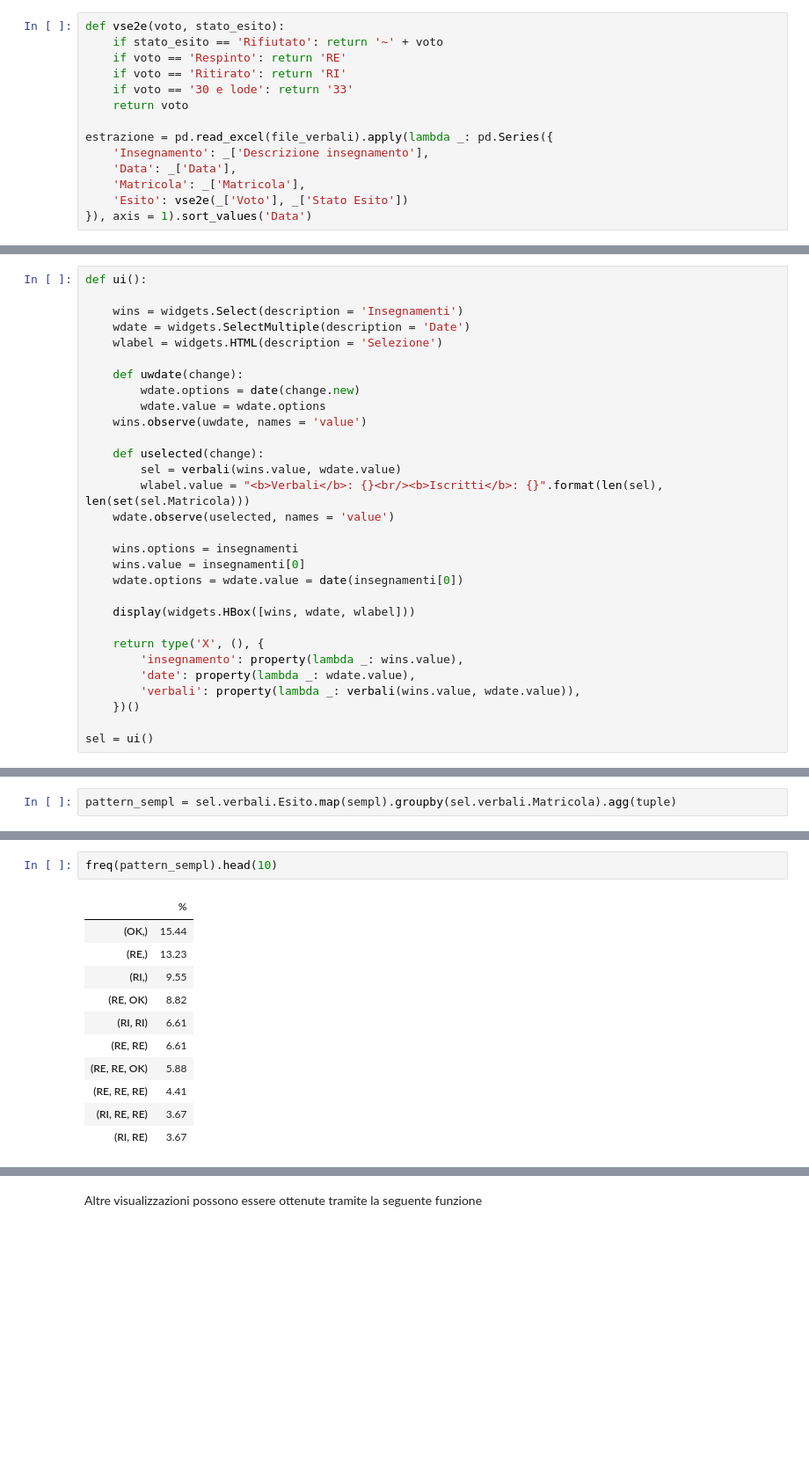
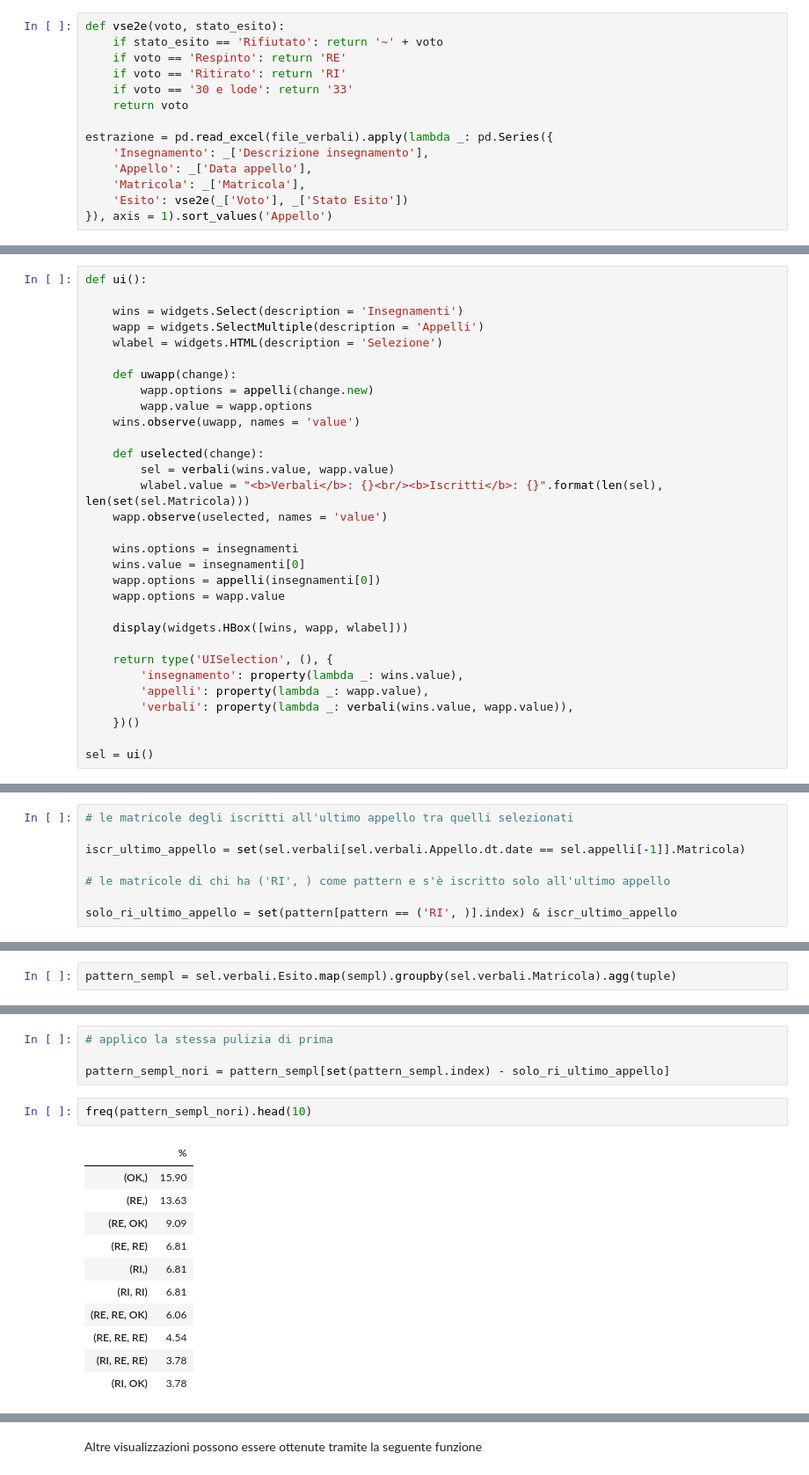
Before and after one commit to mapio/analisi-verbalizzazioni-unimi, a Jupyter notebook: Analisi Verbalizazioni.ipynb, the cells around one changed output, grey strips where cells are left out. Shown at 88% size. Saved outputs shown, nothing was run; the diff lists cells and outputs as text; blank space fills up the shorter version.

```diff
--- a/Analisi Verbalizazioni.ipynb
+++ b/Analisi Verbalizazioni.ipynb
@@ -32,10 +32,10 @@ def vse2e(voto, stato_esito):
 
 estrazione = pd.read_excel(file_verbali).apply(lambda _: pd.Series({
     'Insegnamento': _['Descrizione insegnamento'],
-    'Data': _['Data'],
+    'Appello': _['Data appello'],
     'Matricola': _['Matricola'],
     'Esito': vse2e(_['Voto'], _['Stato Esito'])
-}), axis = 1).sort_values('Data')
+}), axis = 1).sort_values('Appello')
 # %%
 # vengono riportate alcune linee a scopo di esempio
 
@@ -72,29 +72,30 @@ La parte a destra dei widget riporata il numero totale di verbali selezionai ed
 def ui():
 
     wins = widgets.Select(description = 'Insegnamenti')
-    wdate = widgets.SelectMultiple(description = 'Date')
+    wapp = widgets.SelectMultiple(description = 'Appelli')
     wlabel = widgets.HTML(description = 'Selezione')
 
-    def uwdate(change):
-        wdate.options = date(change.new)
-        wdate.value = wdate.options
-    wins.observe(uwdate, names = 'value')
+    def uwapp(change):
+        wapp.options = appelli(change.new)
+        wapp.value = wapp.options
+    wins.observe(uwapp, names = 'value')
 
     def uselected(change):
-        sel = verbali(wins.value, wdate.value)
+        sel = verbali(wins.value, wapp.value)
         wlabel.value = "<b>Verbali</b>: {}<br/><b>Iscritti</b>: {}".format(len(sel), len(set(sel.Matricola)))
-    wdate.observe(uselected, names = 'value')
+    wapp.observe(uselected, names = 'value')
 
     wins.options = insegnamenti
     wins.value = insegnamenti[0]
-    wdate.options = wdate.value = date(insegnamenti[0])
+    wapp.options = appelli(insegnamenti[0])
+    wapp.options = wapp.value
 
-    display(widgets.HBox([wins, wdate, wlabel]))
+    display(widgets.HBox([wins, wapp, wlabel]))
 
-    return type('X', (), {
+    return type('UISelection', (), {
         'insegnamento': property(lambda _: wins.value),
-        'date': property(lambda _: wdate.value),
-        'verbali': property(lambda _: verbali(wins.value, wdate.value)),
+        'appelli': property(lambda _: wapp.value),
+        'verbali': property(lambda _: verbali(wins.value, wapp.value)),
     })()
 
 sel = ui()
@@ -189,0 +197,8 @@ hist(pattern.apply(len))
+# %%
+# le matricole degli iscritti all'ultimo appello tra quelli selezionati
+
+iscr_ultimo_appello = set(sel.verbali[sel.verbali.Appello.dt.date == sel.appelli[-1]].Matricola)
+
+# le matricole di chi ha ('RI', ) come pattern e s'è iscritto solo all'ultimo appello
+
+solo_ri_ultimo_appello = set(pattern[pattern == ('RI', )].index) & iscr_ultimo_appello
@@ -216,14 +257,18 @@ pattern_sempl = sel.verbali.Esito.map(sempl).groupby(sel.verbali.Matricola).agg(
+# %%
+# applico la stessa pulizia di prima
+
+pattern_sempl_nori = pattern_sempl[set(pattern_sempl.index) - solo_ri_ultimo_appello]
 # %%
-freq(pattern_sempl).head(10)
+freq(pattern_sempl_nori).head(10)
 # %% [output]
 |  | % |
-| (OK,) | 15.44 |
-| (RE,) | 13.23 |
-| (RI,) | 9.55 |
-| (RE, OK) | 8.82 |
-| (RI, RI) | 6.61 |
-| (RE, RE) | 6.61 |
-| (RE, RE, OK) | 5.88 |
-| (RE, RE, RE) | 4.41 |
-| (RI, RE, RE) | 3.67 |
-| (RI, RE) | 3.67 |
+| (OK,) | 15.90 |
+| (RE,) | 13.63 |
+| (RE, OK) | 9.09 |
+| (RE, RE) | 6.81 |
+| (RI,) | 6.81 |
+| (RI, RI) | 6.81 |
+| (RE, RE, OK) | 6.06 |
+| (RE, RE, RE) | 4.54 |
+| (RI, RE, RE) | 3.78 |
+| (RI, OK) | 3.78 |
```
Also changed, not shown: parts of 25 cells of this notebook.
